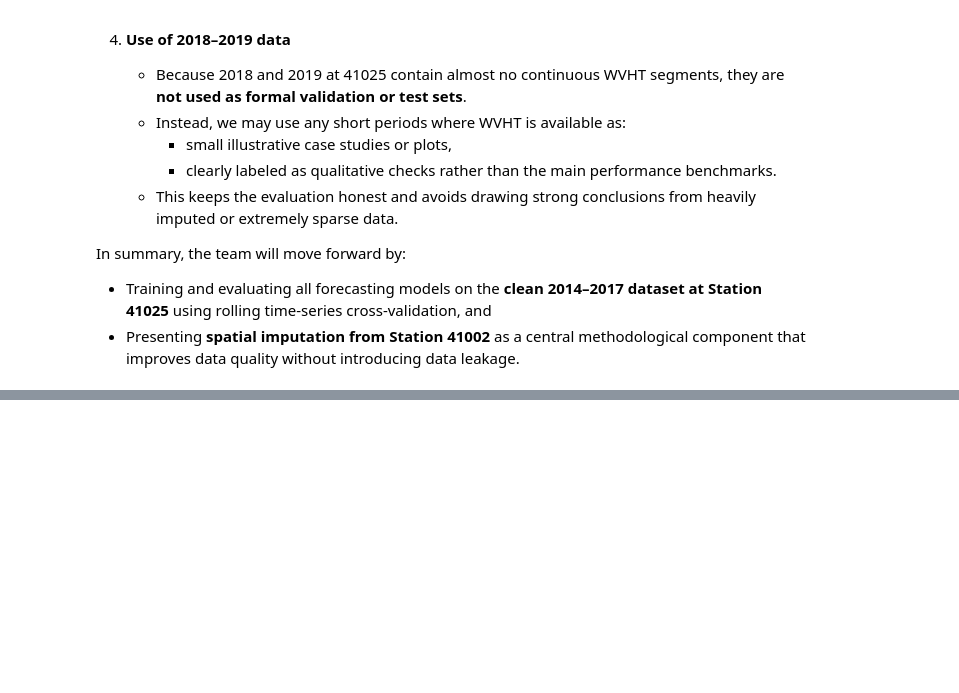
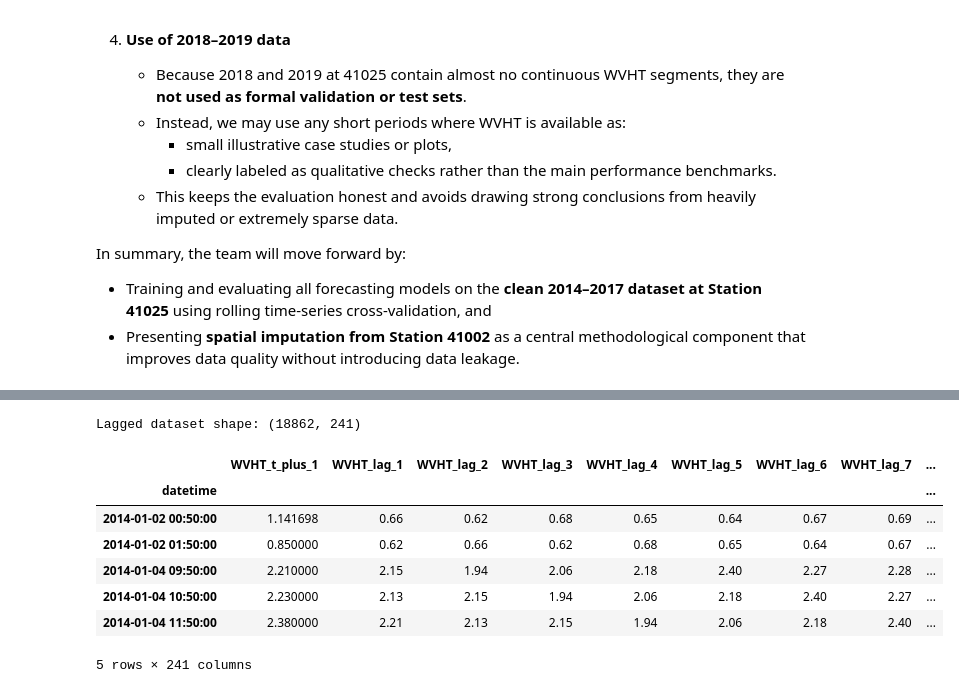
Before and after one commit to RichelCode/Wave-Energy-Forecasting-Methodological-Enhancement-and-Advanced-Modeling, a Jupyter notebook: Conference Presentation.ipynb, the cells around one changed output, grey strips where cells are left out. Saved outputs shown, nothing was run; the diff lists cells and outputs as text; code cells hidden in the pictures; blank space fills up the shorter version.

```diff
--- a/Conference Presentation.ipynb
+++ b/Conference Presentation.ipynb
@@ -1823,0 +1842,18 @@ In summary, the team will move forward by:
+# %%
+# Define target and predictor variables (NO neighbour station columns)
+
+# Primary forecasting target
+TARGET_COL = "WVHT"  # significant wave height at station 41025
+
+# Core dynamic predictors (all at 41025, already cleaned)
+base_feature_cols = [
+    "WVHT", "APD", "DPD",      # wave characteristics
+    "WSPD", "GST",             # wind
+    "MWD", "WDIR",             # directions
+    "PRES", "ATMP", "WTMP",    # met variables
+]
+
+# Keep only columns we actually want to use
+available_features = [c for c in base_feature_cols if c in df25_train_clean.columns]
+print("Base feature columns (41025 only):")
+print(available_features)
@@ -1823,0 +1863,61 @@ In summary, the team will move forward by:
+# %%
+import pandas as pd
+
+# Function to create lagged features (autoregressive + exogenous lags)
+
+def make_lagged_dataset(
+    df: pd.DataFrame,
+    target_col: str,
+    feature_cols: list,
+    max_lag: int = 24,
+    forecast_horizon: int = 1,
+) -> pd.DataFrame:
+    """
+    Turn a time-indexed DataFrame into a supervised-learning table.
+
+    - target_col: column to forecast (e.g., WVHT)
+    - feature_cols: columns from which to create lags (all at station 41025)
+    - max_lag: largest lag in hours (e.g., 24 means 1–24h lags)
+    - forecast_horizon: how many hours ahead to predict (1 = t+1)
+    """
+    df = df.copy()
+
+    # Target shifted into the future (what we want to predict)
+    y = df[target_col].shift(-forecast_horizon).rename(f"{target_col}_t_plus_{forecast_horizon}")
+
+    # Build lag features
+    X_lagged = pd.DataFrame(index=df.index)
+    for col in feature_cols:
+        for lag in range(1, max_lag + 1):
+            X_lagged[f"{col}_lag_{lag}"] = df[col].shift(lag)
+
+    # Combine and drop rows with any NaNs created by shifting
+    data = pd.concat([y, X_lagged], axis=1)
+    data = data.dropna()
+
+    return data
+
+# 1-hour-ahead forecasting, lags up to 24 hours
+MAX_LAG = 24
+HORIZON = 1
+
+lagged_data = make_lagged_dataset(
+    df=df25_train_clean,
+    target_col=TARGET_COL,
+    feature_cols=available_features,
+    max_lag=MAX_LAG,
+    forecast_horizon=HORIZON,
+)
+
+print("Lagged dataset shape:", lagged_data.shape)
+lagged_data.head()
+# %% [output]
+Lagged dataset shape: (18862, 241)
+|  | WVHT_t_plus_1 | WVHT_lag_1 | WVHT_lag_2 | WVHT_lag_3 | WVHT_lag_4 | WVHT_lag_5 | WVHT_lag_6 | WVHT_lag_7 | ... |
+| datetime |  |  |  |  |  |  |  |  | ... |
+| 2014-01-02 00:50:00 | 1.141698 | 0.66 | 0.62 | 0.68 | 0.65 | 0.64 | 0.67 | 0.69 | ... |
+| 2014-01-02 01:50:00 | 0.850000 | 0.62 | 0.66 | 0.62 | 0.68 | 0.65 | 0.64 | 0.67 | ... |
+| 2014-01-04 09:50:00 | 2.210000 | 2.15 | 1.94 | 2.06 | 2.18 | 2.40 | 2.27 | 2.28 | ... |
+| 2014-01-04 10:50:00 | 2.230000 | 2.13 | 2.15 | 1.94 | 2.06 | 2.18 | 2.40 | 2.27 | ... |
+| 2014-01-04 11:50:00 | 2.380000 | 2.21 | 2.13 | 2.15 | 1.94 | 2.06 | 2.18 | 2.40 | ... |
+5 rows × 241 columns
```
Also changed, not shown: parts of 2 cells of this notebook.
